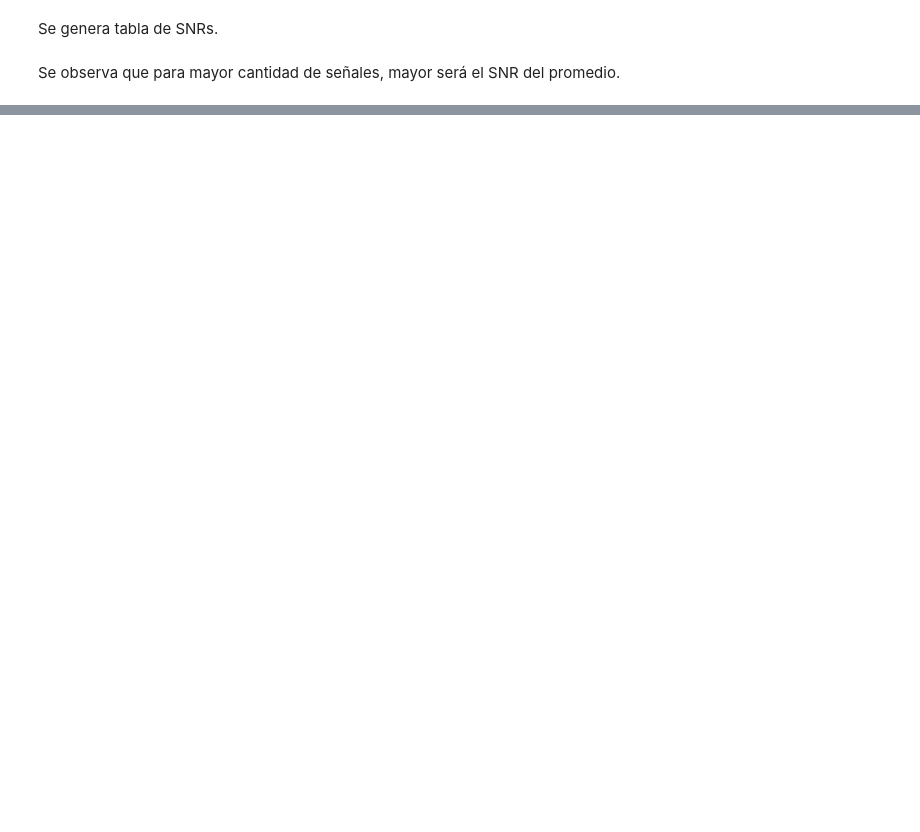
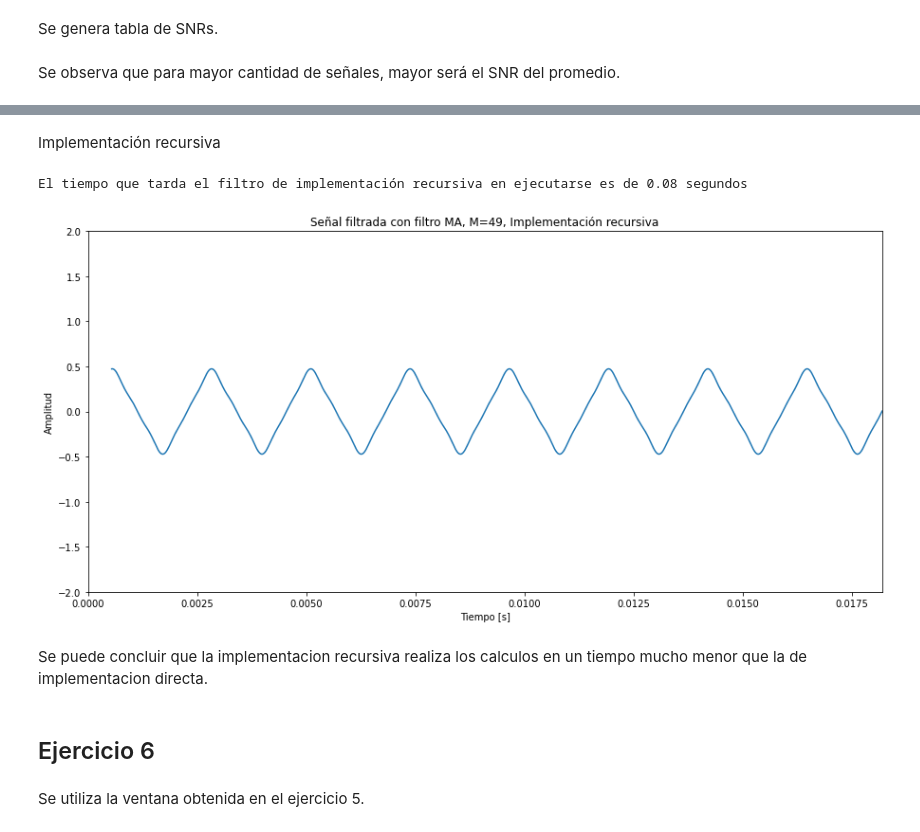
Before and after one commit to martinhaimovich2010/TP1_DSP, a Jupyter notebook: TP1_DSP_Haimovich_Veiga.ipynb, the cells around one changed output, grey strips where cells are left out. Cells and saved outputs as stored; diff of their text form; code cells hidden in the pictures; blank space fills up the shorter version.

Commit message:
Pasaje de ejercicios 1 a 7 a Jupyter Notebook, revisión de formato y documentación

```diff
--- a/TP1_DSP_Haimovich_Veiga.ipynb
+++ b/TP1_DSP_Haimovich_Veiga.ipynb
@@ -333,0 +502,27 @@ Se observa que para mayor cantidad de señales, mayor será el SNR del promedio.
+# %% [markdown]
+Implementación recursiva
+# %%
+inicio = time.time()
+xfr = mediamovildr(A,M_minus90_avg)
+final = time.time()
+tiempo = final-inicio
+print("El tiempo que tarda el filtro de implementación recursiva en ejecutarse es de " +str(round(tiempo,2))+ " segundos")
+
+plt.figure(10, figsize=(15,7))
+plt.plot(t[M_minus90_avg//2:], xfr[M_minus90_avg//2:])
+plt.title('Señal filtrada con filtro MA, M=49, Implementación recursiva')
+plt.xlabel('Tiempo [s]')
+plt.ylabel('Amplitud')
+plt.xlim(0, 8/f0)
+plt.ylim(-2,2)
+
+plt.show()
+# %% [output]
+El tiempo que tarda el filtro de implementación recursiva en ejecutarse es de 0.08 segundos
+[figure, added]
+# %% [markdown]
+Se puede concluir que la implementacion recursiva realiza los calculos en un tiempo mucho menor que la de implementacion directa.
+# %% [markdown]
+## Ejercicio 6
+# %% [markdown]
+Se utiliza la ventana obtenida en el ejercicio 5.
```
Also changed, not shown: parts of 52 cells of this notebook, 1 other file.
